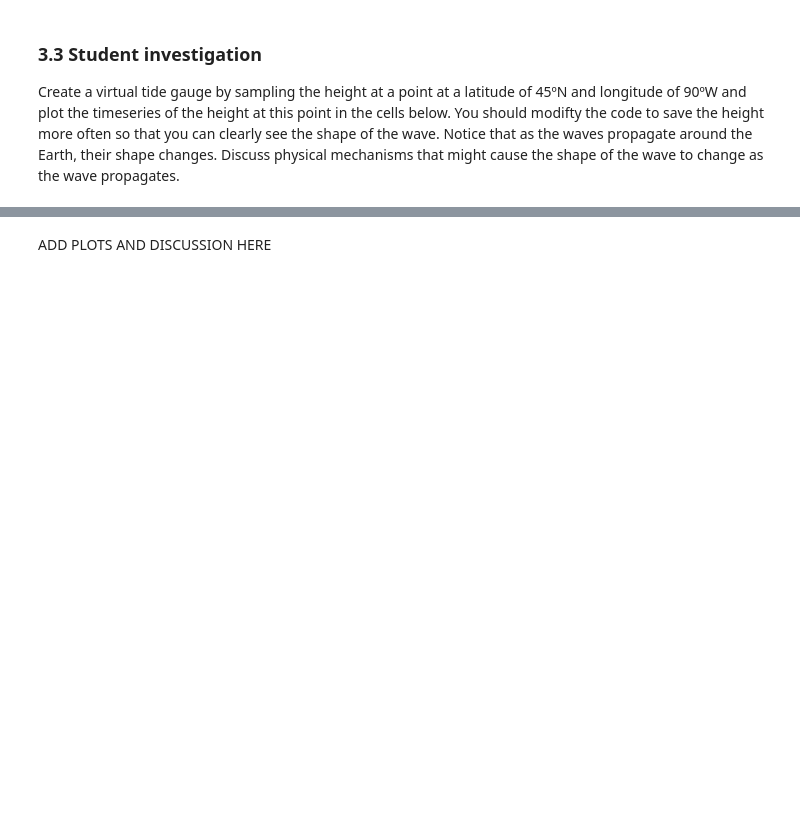
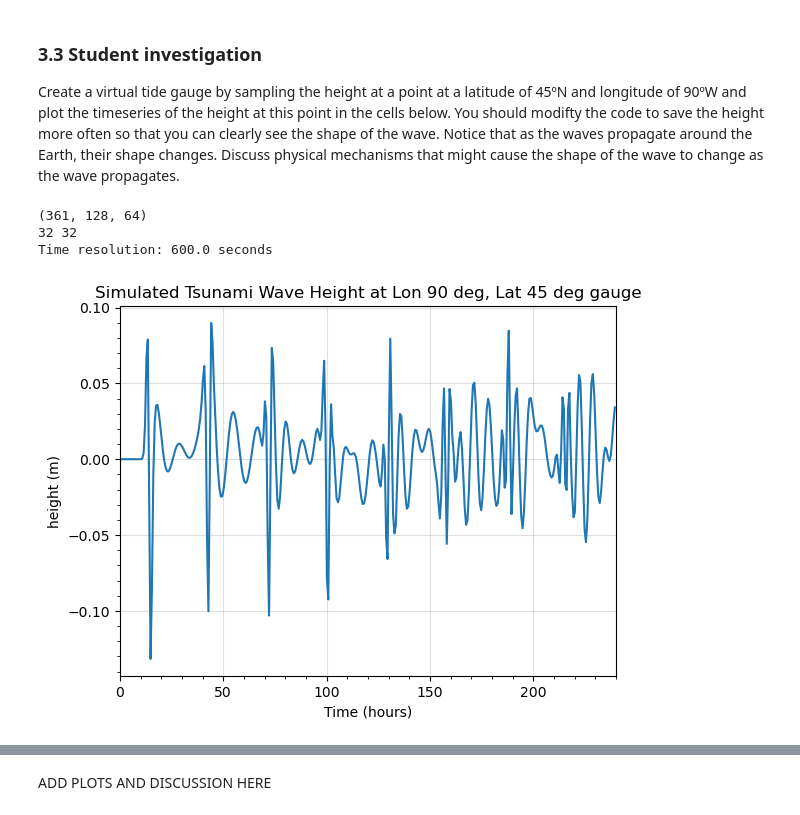
Before and after one commit to Her0n24/QCES, a Jupyter notebook: Project3_tsunami.ipynb, the cells around one changed output, grey strips where cells are left out. Drawn from its saved outputs; the diff is of its cells as text; code cells hidden in the pictures; blank space fills up the shorter version.

```diff
--- a/Project3_tsunami.ipynb
+++ b/Project3_tsunami.ipynb
@@ -653,7 +1023,7 @@ try:
     logger.info('Starting main loop')
     while solver.proceed:
         solver.step(timestep)
-        if (solver.iteration-1) % 10 == 0:
+        if (solver.iteration-1) % 4 == 0:
             logger.info('Iteration=%i, Time=%e, dt=%e' %(solver.iteration, solver.sim_time, timestep))
             h.change_scales(1)
             h_save.append(np.copy(h['g']))
@@ -715,3 +1089,27 @@ HTML(anim.to_html5_video())
 ### 3.3 Student investigation
 <a id='section3pt3'></a>
 Create a virtual tide gauge by sampling the height at a point at a latitude of 45ºN and longitude of 90ºW and plot the timeseries of the height at this point in the cells below. You should modifty the code to save the height more often so that you can clearly see the shape of the wave. Notice that as the waves propagate around the Earth, their shape changes. Discuss physical mechanisms that might cause the shape of the wave to change as the wave propagates.
+# %%
+# Create a virtual gauge of wave height
+print( h_save.shape) # here (timestep, longitude, latitude)
+# Find the idex closest to the target long and lat
+target_lon, target_lat = 90, 45
+lon_idx = np.argmin( np.abs( (phi*360/(2*np.pi)) - target_lon ) )
+lat_idx = np.argmin( np.abs( ( (np.pi/2 - lat)*360/(2*np.pi) ) - target_lat ) )
+print(lon_idx, lat_idx)
+delta_t = t_save[1]-t_save[0]
+print(f'Time resolution: {delta_t/second} seconds')
+wave_height_gauge = h_save[:, lon_idx, lat_idx]
+plt.plot( np.array(t_save)/hour, wave_height_gauge )
+plt.title(f'Simulated Tsunami Wave Height at Lon {target_lon} deg, Lat {target_lat} deg gauge')
+plt.xlabel('Time (hours)')
+plt.ylabel('height (m)')
+plt.xlim(0, stop_sim_time/hour)
+plt.minorticks_on()
+plt.grid(alpha=0.4)
+plt.show()
+# %% [output]
+(361, 128, 64)
+32 32
+Time resolution: 600.0 seconds
+[figure, added]
```
Also changed, not shown: parts of 30 cells of this notebook, 2 other files.
